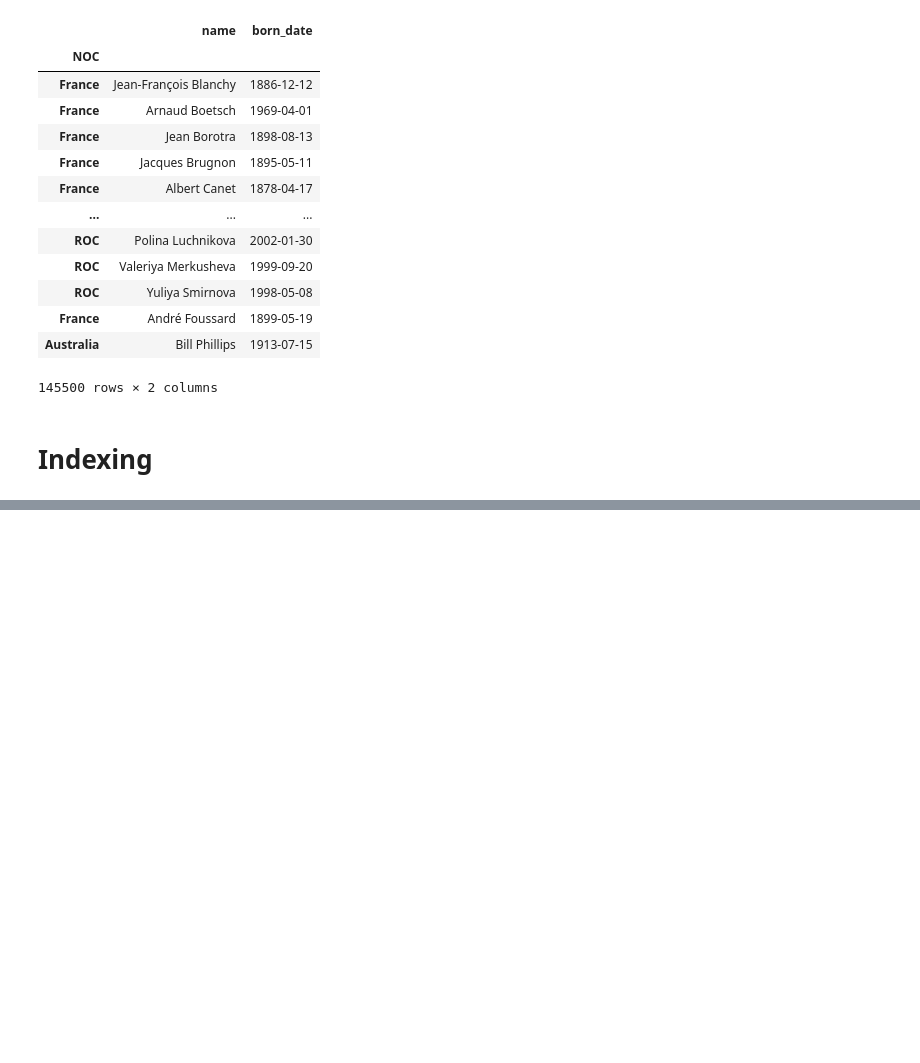
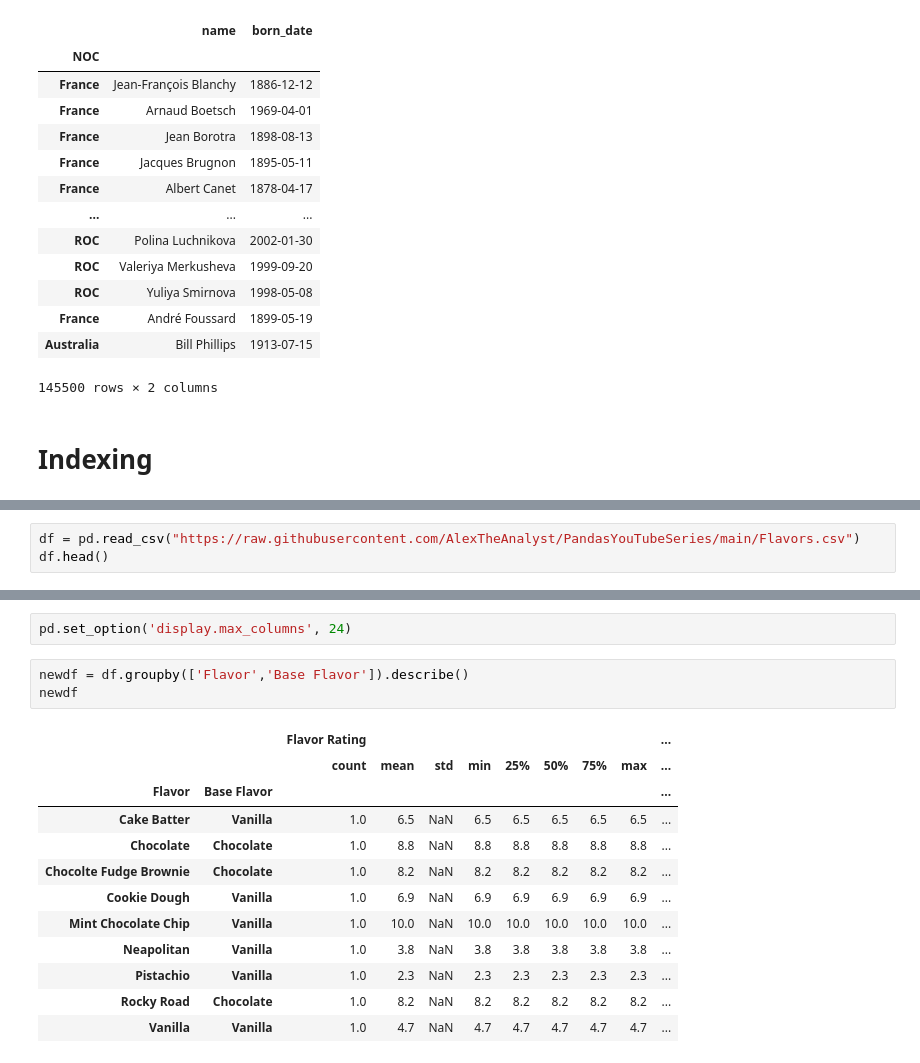
Before and after one commit to wasif-h/python-library-door, a Jupyter notebook: Pandas_python/pandas_library.ipynb, the cells around one changed output, grey strips where cells are left out. Cells and saved outputs as stored; diff of their text form; blank space fills up the shorter version.

Commit message:
Panda and readme edited

```diff
--- a/Pandas_python/pandas_library.ipynb
+++ b/Pandas_python/pandas_library.ipynb
@@ -707,0 +714,3 @@ bios.head()
+# %%
+df = pd.read_csv("https://raw.githubusercontent.com/AlexTheAnalyst/PandasYouTubeSeries/main/Flavors.csv")
+df.head()
@@ -707,0 +732,18 @@ bios.head()
+# %%
+pd.set_option('display.max_columns', 24)
+# %%
+newdf = df.groupby(['Flavor','Base Flavor']).describe()
+newdf
+# %% [output]
+|  |  | Flavor Rating |  |  |  |  |  |  |  | ... |
+|  |  | count | mean | std | min | 25% | 50% | 75% | max | ... |
+| Flavor | Base Flavor |  |  |  |  |  |  |  |  | ... |
+| Cake Batter | Vanilla | 1.0 | 6.5 | NaN | 6.5 | 6.5 | 6.5 | 6.5 | 6.5 | ... |
+| Chocolate | Chocolate | 1.0 | 8.8 | NaN | 8.8 | 8.8 | 8.8 | 8.8 | 8.8 | ... |
+| Chocolte Fudge Brownie | Chocolate | 1.0 | 8.2 | NaN | 8.2 | 8.2 | 8.2 | 8.2 | 8.2 | ... |
+| Cookie Dough | Vanilla | 1.0 | 6.9 | NaN | 6.9 | 6.9 | 6.9 | 6.9 | 6.9 | ... |
+| Mint Chocolate Chip | Vanilla | 1.0 | 10.0 | NaN | 10.0 | 10.0 | 10.0 | 10.0 | 10.0 | ... |
+| Neapolitan | Vanilla | 1.0 | 3.8 | NaN | 3.8 | 3.8 | 3.8 | 3.8 | 3.8 | ... |
+| Pistachio | Vanilla | 1.0 | 2.3 | NaN | 2.3 | 2.3 | 2.3 | 2.3 | 2.3 | ... |
+| Rocky Road | Chocolate | 1.0 | 8.2 | NaN | 8.2 | 8.2 | 8.2 | 8.2 | 8.2 | ... |
+| Vanilla | Vanilla | 1.0 | 4.7 | NaN | 4.7 | 4.7 | 4.7 | 4.7 | 4.7 | ... |
```
Also changed, not shown: parts of 20 cells of this notebook, 3 other files.
